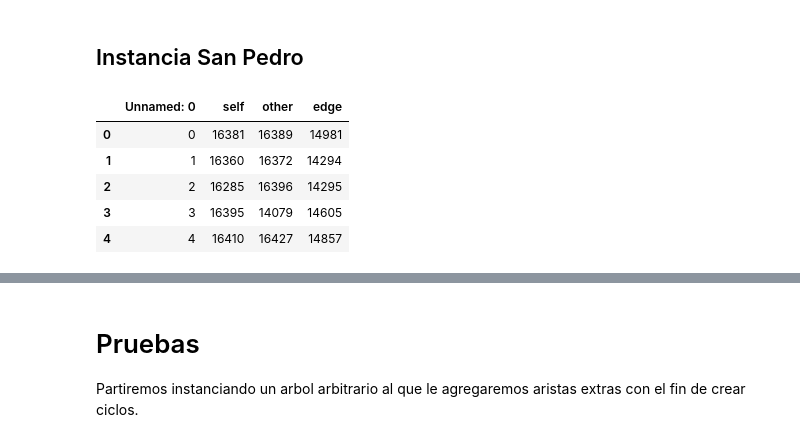
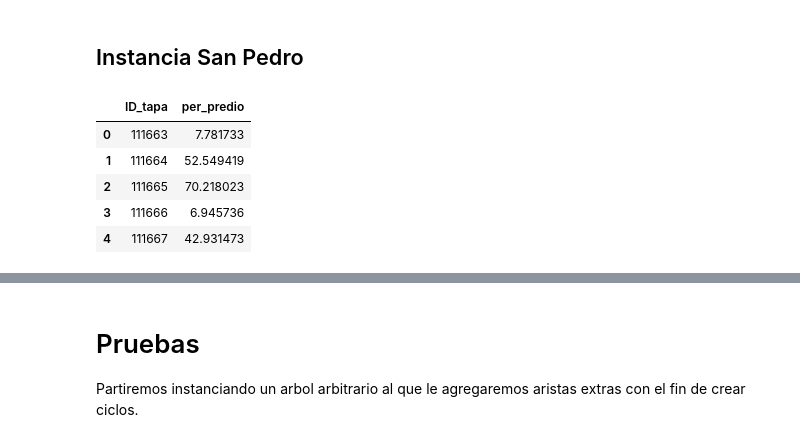
Before and after one commit to josebaboun/Alcantarillado-COVID, a Jupyter notebook: Proyecto_Alcantarillado.ipynb, the cells around one changed output, grey strips where cells are left out. Cells and saved outputs as stored; diff of their text form; code cells hidden in the pictures.

```diff
--- a/Proyecto_Alcantarillado.ipynb
+++ b/Proyecto_Alcantarillado.ipynb
@@ -103,16 +102,18 @@ cantidad de ciclos sin eliminar 1740
 # %% [markdown]
 ## Instancia San Pedro
 # %%
-path = '/content/drive/My Drive/Proyecto Combinatorial COVID/San_pedro_network_ids.csv'
-san_pedro_csv = pd.read_csv(path)
-san_pedro_csv.head()
+path = '/content/drive/My Drive/Proyecto Combinatorial COVID/csv_geoms_sp_corrected.csv'
+san_pedro_csv = pd.read_csv(path, sep = ';')
+path_pesos = '/content/drive/My Drive/Proyecto Combinatorial COVID/pesos_tapas.csv'
+pesos = pd.read_csv(path_pesos)
+pesos.head()
 # %% [output]
-|  | Unnamed: 0 | self | other | edge |
-| 0 | 0 | 16381 | 16389 | 14981 |
-| 1 | 1 | 16360 | 16372 | 14294 |
-| 2 | 2 | 16285 | 16396 | 14295 |
-| 3 | 3 | 16395 | 14079 | 14605 |
-| 4 | 4 | 16410 | 16427 | 14857 |
+|  | ID_tapa | per_predio |
+| 0 | 111663 | 7.781733 |
+| 1 | 111664 | 52.549419 |
+| 2 | 111665 | 70.218023 |
+| 3 | 111666 | 6.945736 |
+| 4 | 111667 | 42.931473 |
 # %%
 G_sp = nx.DiGraph()
 for index, row in san_pedro_csv.iterrows():
```
Also changed, not shown: parts of 20 cells of this notebook, 2 other files.
